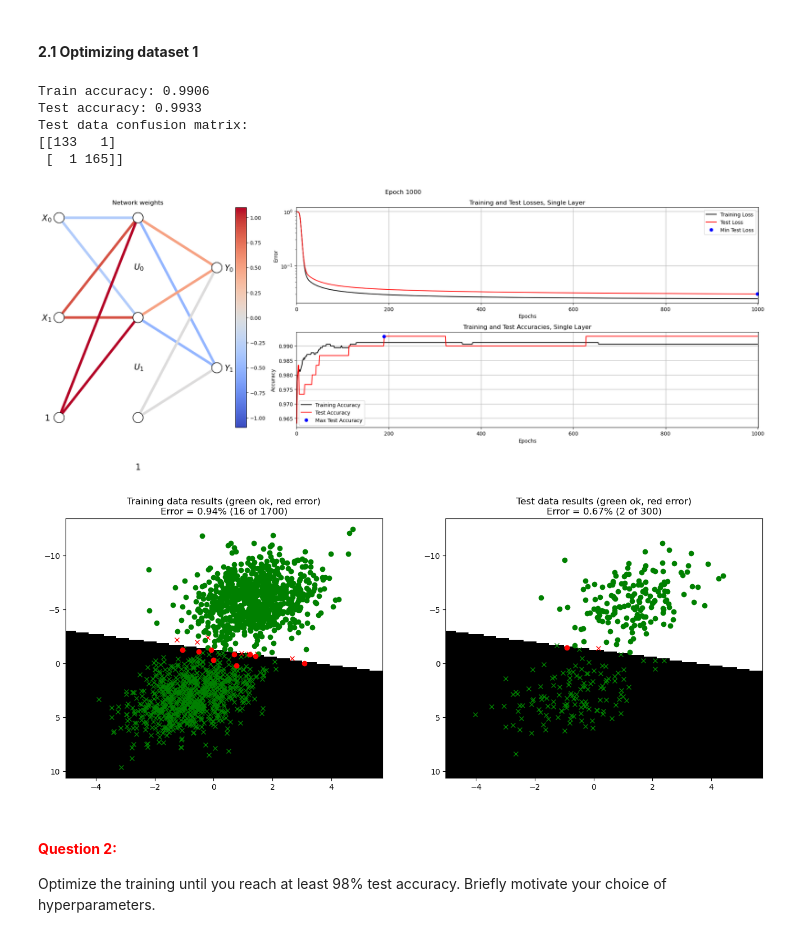
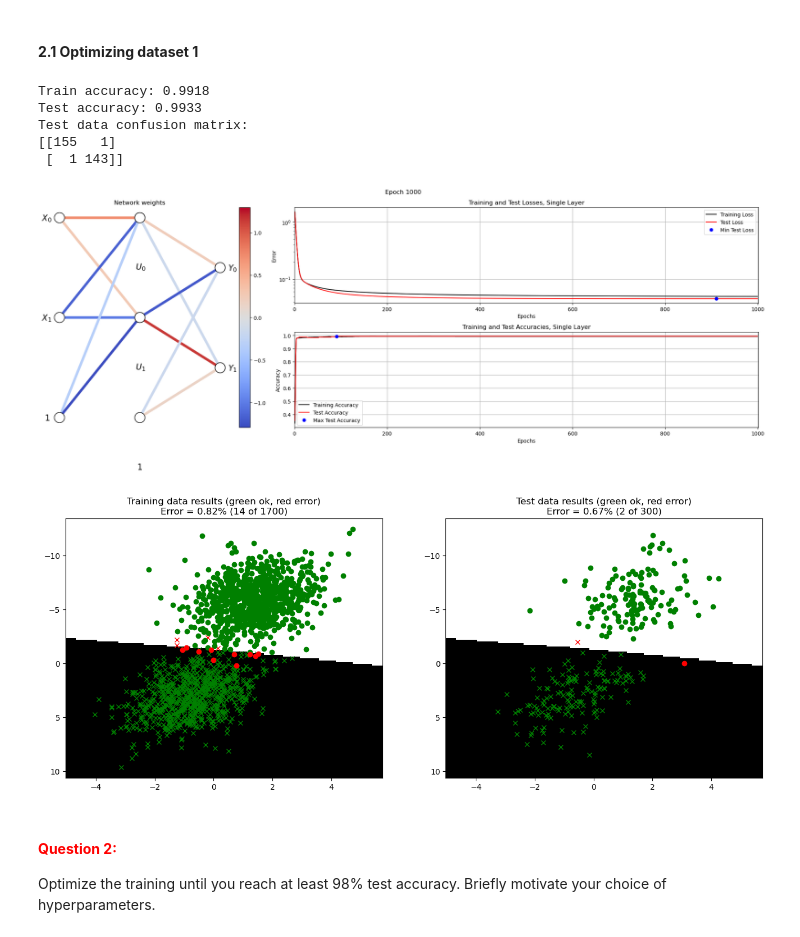
Before and after one commit to deaeB/732A55, a Jupyter notebook: A1_Supervised/main3_MultiLayer.ipynb, the cells around one changed output. Drawn from its saved outputs; the diff is of its cells as text; code cells hidden in the pictures.

```diff
--- a/A1_Supervised/main3_MultiLayer.ipynb
+++ b/A1_Supervised/main3_MultiLayer.ipynb
@@ -368,28 +368,28 @@ def  trainMultiLayerOnDataset(datasetNr, testSplit, W1_0, B1_0, W2_0, B2_0, para
 # %%
 # --------------------------------------------
 # === Your code here =========================
 # --------------------------------------------
 nInputs  = 2
 nClasses = 2
-nHidden  = 1
+nHidden  = 2
 
-W1_0 = np.array([[0.01,0.01],[0.01,0.01]])
-B1_0 = np.array([[0.01,0.01]])
-W2_0 = np.array([[0.01,0.01],[0.01,0.01]])
-B2_0 = np.array([[0.01,0.01]])
+W1_0 = np.random.randn(2,2)
+B1_0 = np.random.randn(1,2)
+W2_0 = np.random.randn(2,2)
+B2_0 = np.random.randn(1,2)
 
 params = {"epochs": 1000, "learningRate": 0.05, "normalize": False, "useTanhOutput": False}
 # ============================================
 
 trainMultiLayerOnDataset(1, 0.15, W1_0, B1_0, W2_0, B2_0, params)
 # %% [output]
-Train accuracy: 0.9906
+Train accuracy: 0.9918
 Test accuracy: 0.9933
 Test data confusion matrix:
-[[133   1]
- [  1 165]]
+[[155   1]
+ [  1 143]]
-[figure, old version]
+[figure, new version]
-[figure, old version]
+[figure, new version]
 # %% [markdown]
 #### **<span style="color:red">Question 2:</span>**
 
```
Also changed, not shown: parts of 2 cells of this notebook.
